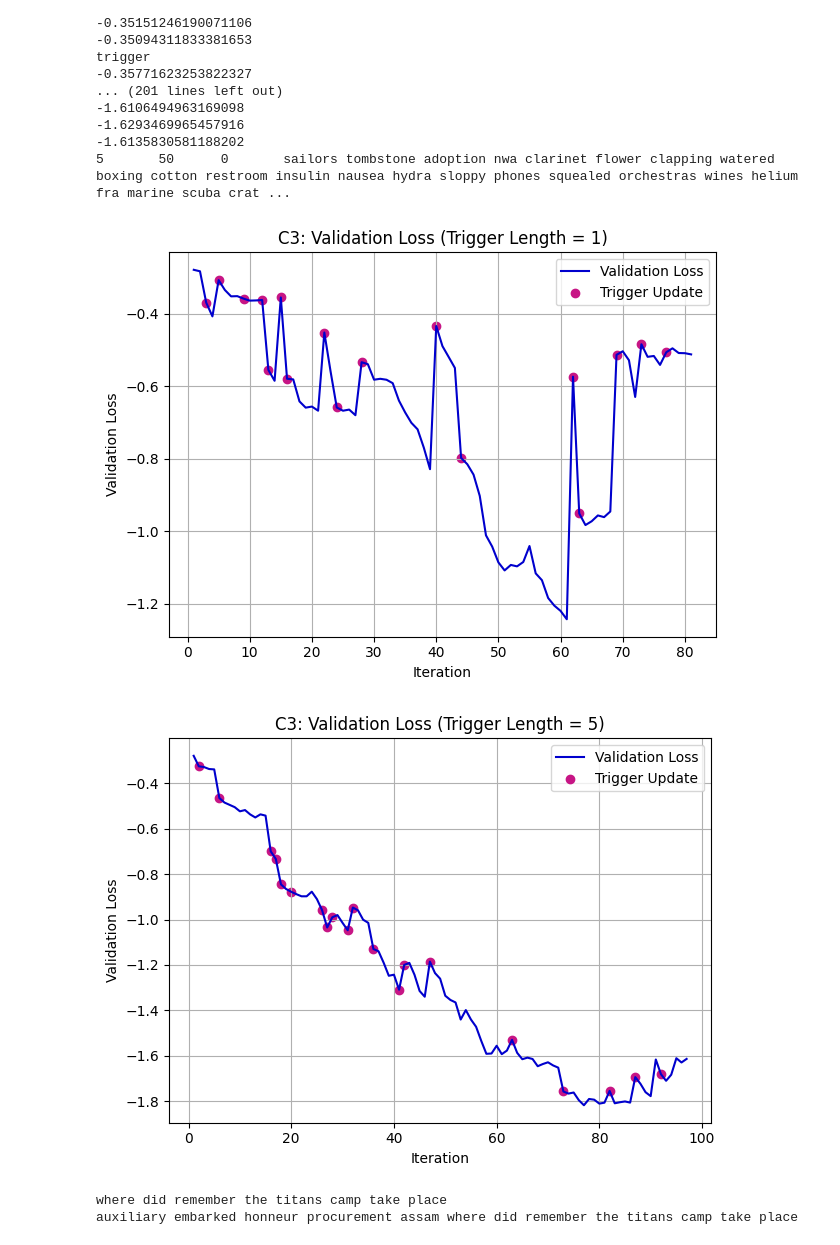
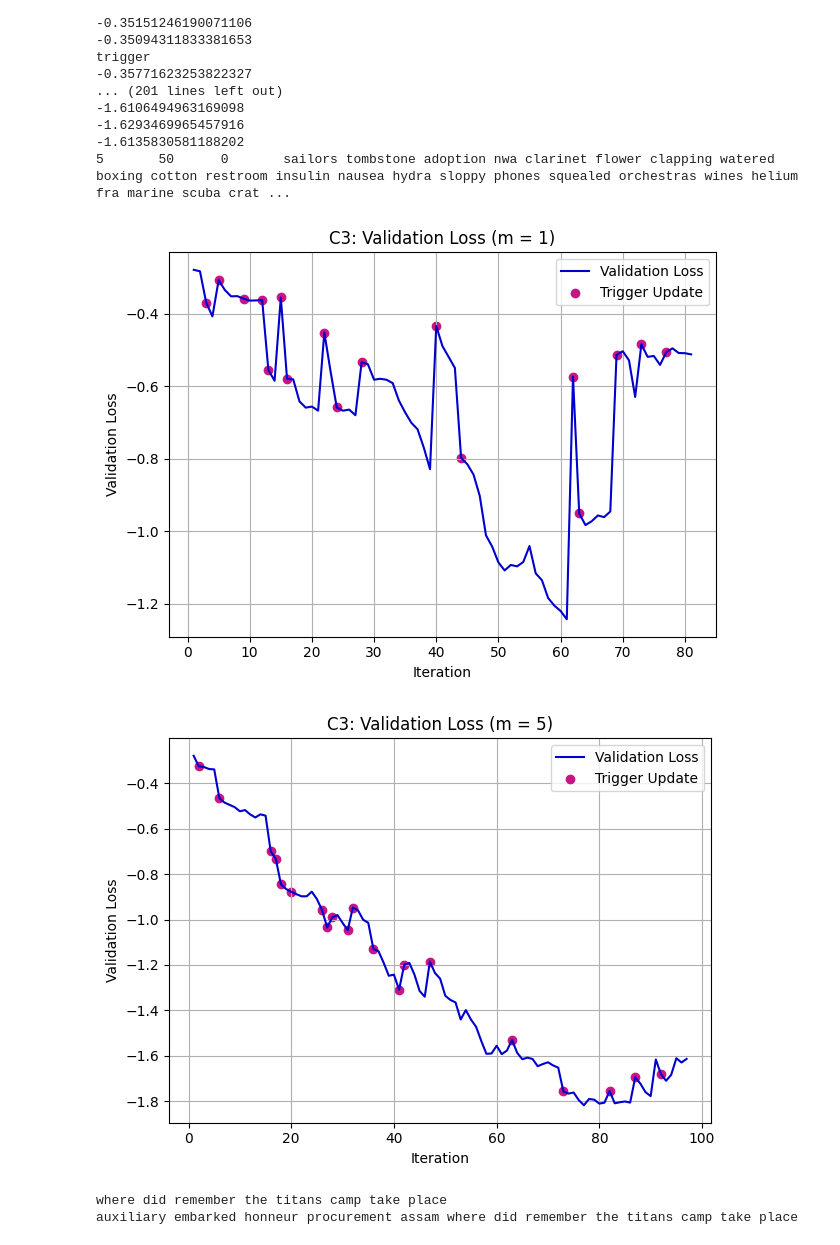
Before and after one commit to loggedin/llm-research, a Jupyter notebook: analysis/c3_analysis.ipynb, the cells around one changed output. Cells and saved outputs as stored; diff of their text form; code cells hidden in the pictures.

```diff
--- a/analysis/c3_analysis.ipynb
+++ b/analysis/c3_analysis.ipynb
@@ -361,35 +435,35 @@ trigger_steps = []
 for i, entry in enumerate(log_lines):
     if entry == 'trigger':
         # Mark trigger update before next loss
         trigger_steps.append(len(losses))
     else:
         losses.append(entry)
 
 # Plot validation loss and trigger points
 plt.figure()
 plt.plot(
     range(1, len(losses) + 1),
     losses,
     label="Validation Loss",
     color=colors[0]
 )
 plt.scatter(
     [s + 1 for s in trigger_steps],  # +1 for 1-based iteration numbers
     [losses[s] for s in trigger_steps],
     color=colors[2],
     label="Trigger Update"
 )
 
 plt.xlabel("Iteration")
 plt.ylabel("Validation Loss")
-plt.title("C3: Validation Loss (Trigger Length = 1)")
+plt.title("C3: Validation Loss (m = 1)")
 plt.legend()
 plt.grid(True)
 plt.tight_layout()
 plt.savefig("c3_k10_lam05_trigger1_loss.png", dpi=300)
 plt.show()
 # %% [output]
-[figure, old version]
+[figure, new version]
 # %%
 import matplotlib.pyplot as plt
 
@@ -544,14 +618,14 @@ plt.scatter(
 
 plt.xlabel("Iteration")
 plt.ylabel("Validation Loss")
-plt.title("C3: Validation Loss (Trigger Length = 5)")
+plt.title("C3: Validation Loss (m = 5)")
 plt.legend()
 plt.grid(True)
 plt.tight_layout()
 plt.savefig("c3_k10_lam05_trigger5_loss.png", dpi=300)
 plt.show()
 # %% [output]
-[figure, old version]
+[figure, new version]
 # %%
 import json
 import torch
```
Also changed, not shown: parts of 4 cells of this notebook.
